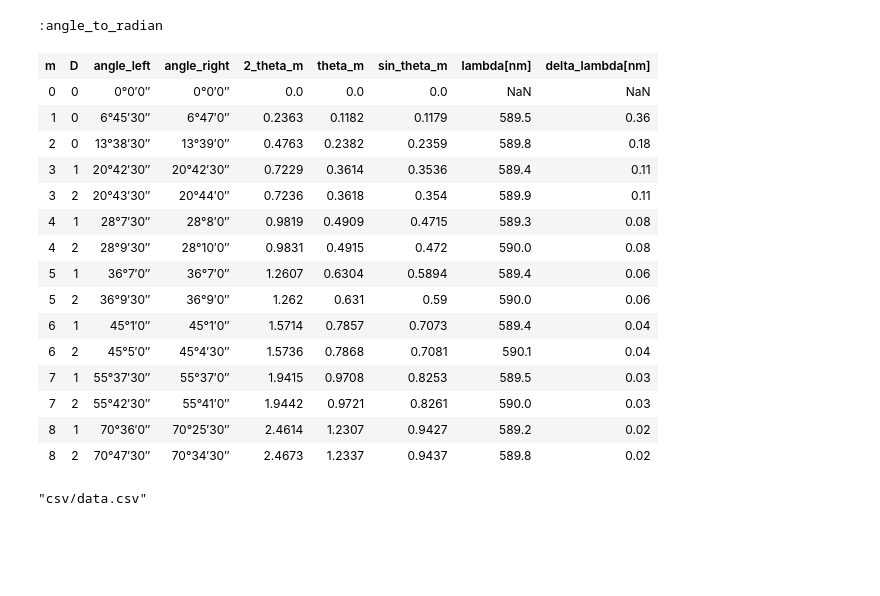
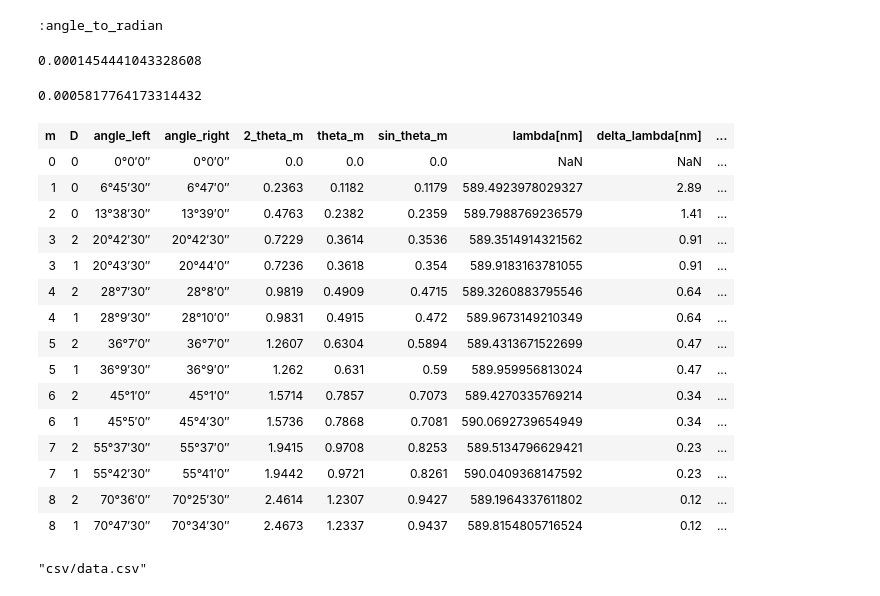
Before and after one commit to genya0407/butsurigaku_jikken, a Jupyter notebook: 2017_12_01/analysis.ipynb, the cells around one changed output. Cells and saved outputs as stored; diff of their text form; code cells hidden in the pictures; blank space fills up the shorter version.

```diff
--- a/2017_12_01/analysis.ipynb
+++ b/2017_12_01/analysis.ipynb
@@ -48,42 +48,53 @@ a_radianed = a_df.map do |row|
   row.merge({ 'angle' => "#{row['degree'].to_i}°#{row['minute'].to_i}′#{row['second'].to_i}″", 'theta[rad]' => angle_to_radian(row['degree'] + row['minute']/60.0 + row['second']/3600.0) })
 end.reset
 nil
+# %%
+(0.5/60.to_f)/360 * 2 * Math::PI
+# %% [output]
+0.0001454441043328608
 # %%
+ideal = { 1 => 589.592, 2 => 588.995 }
 n = 2000 * 100
-delta_theta = 7.3 * 10**(-5)
+delta_theta = p (2/60.to_f)/360 * 2 * Math::PI #7.3 * 10**(-5)
 a_with_calc = a_radianed.group_by { |row| [row['m'].abs, row['D']] }.map do |(m, d), v|
   two_theta_m = v.map { |row| row['theta[rad]'] }.inject(:+)
   theta_m = two_theta_m / 2
   lamb = Math.sin(two_theta_m/2)/(m * n)
+  delta_lambda = (lamb.abs * delta_theta / Math.tan(theta_m) * 10**9).round(2)
+  error = (ideal[d.to_i] || 0) - (lamb * 10**9)
   {
     'm' => m.to_i,
     'D' => d.to_i,
     'angle_left' => v.find { |row| row['m'] < 0.0 }&.fetch('angle') { nil } || v.first['angle'],
     'angle_right' => v.find { |row| row['m'] > 0.0 }&.fetch('angle') { nil } || v.first['angle'],
     '2_theta_m' => two_theta_m.round(4),
     'theta_m' => theta_m.round(4),
     'sin_theta_m' => Math.sin(theta_m).round(4),
-    'lambda[nm]' => (lamb * 10**9).round(1),
-    'delta_lambda[nm]' => (lamb.abs * delta_theta / Math.tan(theta_m) * 10**9).round(2)
+    'lambda[nm]' => (lamb * 10**9),
+    'delta_lambda[nm]' => delta_lambda,
+    'ideal[nm]' => ideal[d.to_i],
+    'in_error?' => error.abs - delta_lambda,
+    'error' => error,
   }
 end.to_df
 # %% [output]
+0.0005817764173314432
-| m | D | angle_left | angle_right | 2_theta_m | theta_m | sin_theta_m | lambda[nm] | delta_lambda[nm] |
-| 0 | 0 | 0°0′0″ | 0°0′0″ | 0.0 | 0.0 | 0.0 | NaN | NaN |
-| 1 | 0 | 6°45′30″ | 6°47′0″ | 0.2363 | 0.1182 | 0.1179 | 589.5 | 0.36 |
-| 2 | 0 | 13°38′30″ | 13°39′0″ | 0.4763 | 0.2382 | 0.2359 | 589.8 | 0.18 |
-| 3 | 1 | 20°42′30″ | 20°42′30″ | 0.7229 | 0.3614 | 0.3536 | 589.4 | 0.11 |
-| 3 | 2 | 20°43′30″ | 20°44′0″ | 0.7236 | 0.3618 | 0.354 | 589.9 | 0.11 |
-| 4 | 1 | 28°7′30″ | 28°8′0″ | 0.9819 | 0.4909 | 0.4715 | 589.3 | 0.08 |
-| 4 | 2 | 28°9′30″ | 28°10′0″ | 0.9831 | 0.4915 | 0.472 | 590.0 | 0.08 |
-| 5 | 1 | 36°7′0″ | 36°7′0″ | 1.2607 | 0.6304 | 0.5894 | 589.4 | 0.06 |
-| 5 | 2 | 36°9′30″ | 36°9′0″ | 1.262 | 0.631 | 0.59 | 590.0 | 0.06 |
-| 6 | 1 | 45°1′0″ | 45°1′0″ | 1.5714 | 0.7857 | 0.7073 | 589.4 | 0.04 |
-| 6 | 2 | 45°5′0″ | 45°4′30″ | 1.5736 | 0.7868 | 0.7081 | 590.1 | 0.04 |
-| 7 | 1 | 55°37′30″ | 55°37′0″ | 1.9415 | 0.9708 | 0.8253 | 589.5 | 0.03 |
-| 7 | 2 | 55°42′30″ | 55°41′0″ | 1.9442 | 0.9721 | 0.8261 | 590.0 | 0.03 |
-| 8 | 1 | 70°36′0″ | 70°25′30″ | 2.4614 | 1.2307 | 0.9427 | 589.2 | 0.02 |
-| 8 | 2 | 70°47′30″ | 70°34′30″ | 2.4673 | 1.2337 | 0.9437 | 589.8 | 0.02 |
+| m | D | angle_left | angle_right | 2_theta_m | theta_m | sin_theta_m | lambda[nm] | delta_lambda[nm] | ... |
+| 0 | 0 | 0°0′0″ | 0°0′0″ | 0.0 | 0.0 | 0.0 | NaN | NaN | ... |
+| 1 | 0 | 6°45′30″ | 6°47′0″ | 0.2363 | 0.1182 | 0.1179 | 589.4923978029327 | 2.89 | ... |
+| 2 | 0 | 13°38′30″ | 13°39′0″ | 0.4763 | 0.2382 | 0.2359 | 589.7988769236579 | 1.41 | ... |
+| 3 | 2 | 20°42′30″ | 20°42′30″ | 0.7229 | 0.3614 | 0.3536 | 589.3514914321562 | 0.91 | ... |
+| 3 | 1 | 20°43′30″ | 20°44′0″ | 0.7236 | 0.3618 | 0.354 | 589.9183163781055 | 0.91 | ... |
+| 4 | 2 | 28°7′30″ | 28°8′0″ | 0.9819 | 0.4909 | 0.4715 | 589.3260883795546 | 0.64 | ... |
+| 4 | 1 | 28°9′30″ | 28°10′0″ | 0.9831 | 0.4915 | 0.472 | 589.9673149210349 | 0.64 | ... |
+| 5 | 2 | 36°7′0″ | 36°7′0″ | 1.2607 | 0.6304 | 0.5894 | 589.4313671522699 | 0.47 | ... |
+| 5 | 1 | 36°9′30″ | 36°9′0″ | 1.262 | 0.631 | 0.59 | 589.959956813024 | 0.47 | ... |
+| 6 | 2 | 45°1′0″ | 45°1′0″ | 1.5714 | 0.7857 | 0.7073 | 589.4270335769214 | 0.34 | ... |
+| 6 | 1 | 45°5′0″ | 45°4′30″ | 1.5736 | 0.7868 | 0.7081 | 590.0692739654949 | 0.34 | ... |
+| 7 | 2 | 55°37′30″ | 55°37′0″ | 1.9415 | 0.9708 | 0.8253 | 589.5134796629421 | 0.23 | ... |
+| 7 | 1 | 55°42′30″ | 55°41′0″ | 1.9442 | 0.9721 | 0.8261 | 590.0409368147592 | 0.23 | ... |
+| 8 | 2 | 70°36′0″ | 70°25′30″ | 2.4614 | 1.2307 | 0.9427 | 589.1964337611802 | 0.12 | ... |
+| 8 | 1 | 70°47′30″ | 70°34′30″ | 2.4673 | 1.2337 | 0.9437 | 589.8154805716524 | 0.12 | ... |
 # %%
 a_with_calc.map do |row|
   {
```
Also changed, not shown: parts of 10 cells of this notebook, 13 other files.
